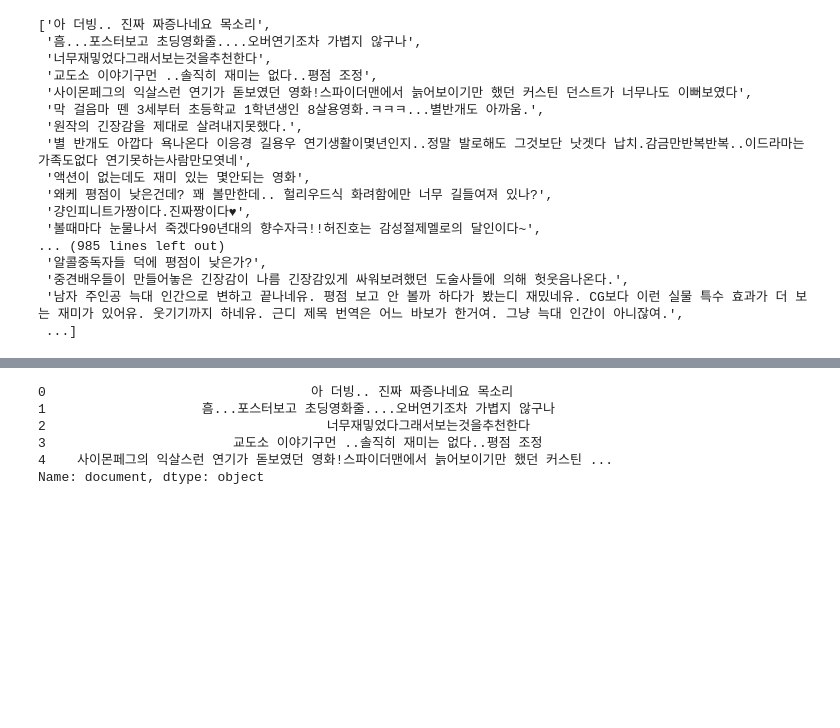
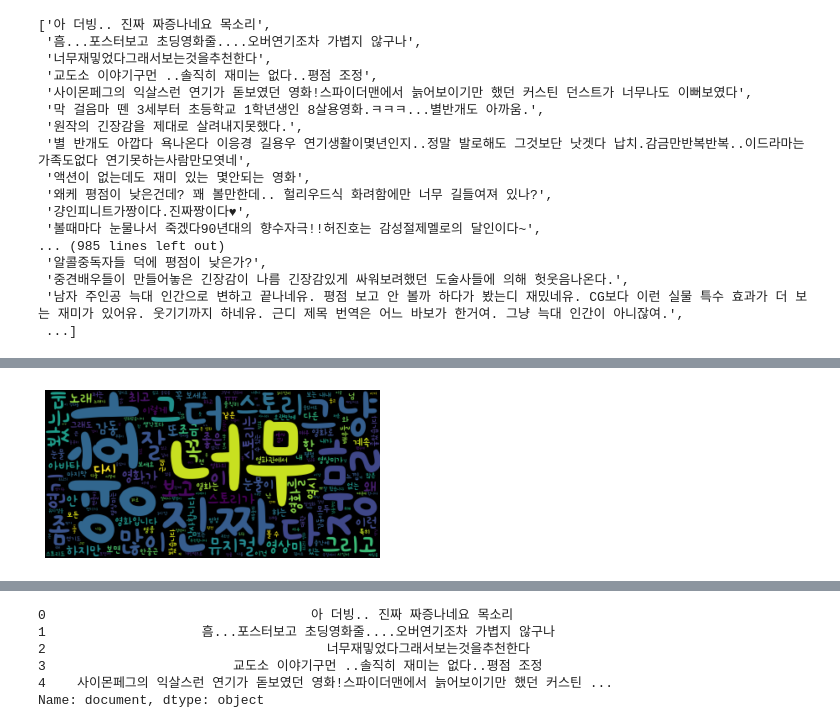
Before and after one commit to MinGyeongdo/NLP_movie_review, a Jupyter notebook: data_eda.ipynb, the cells around one changed output, grey strips where cells are left out. Drawn from its saved outputs; the diff is of its cells as text; code cells hidden in the pictures; blank space fills up the shorter version.

```diff
--- a/data_eda.ipynb
+++ b/data_eda.ipynb
@@ -143,3 +178,12 @@ plt.show()
+# %%
+# 크롤링한 리뷰 데이터 단어 빈도 클라우드
+movie_review = [review for review in df['reviews'] if type(review) is str]
+wordcloud = WordCloud(base+'godoMaum.ttf').generate(' '.join(movie_review))
+plt.imshow(wordcloud, interpolation='bilinear')
+plt.axis('off')
+plt.show()
+# %% [output]
+[figure, added]
 # %%
 !pip install konlpy
 # %% [output]
```
Also changed, not shown: parts of 36 cells of this notebook.
